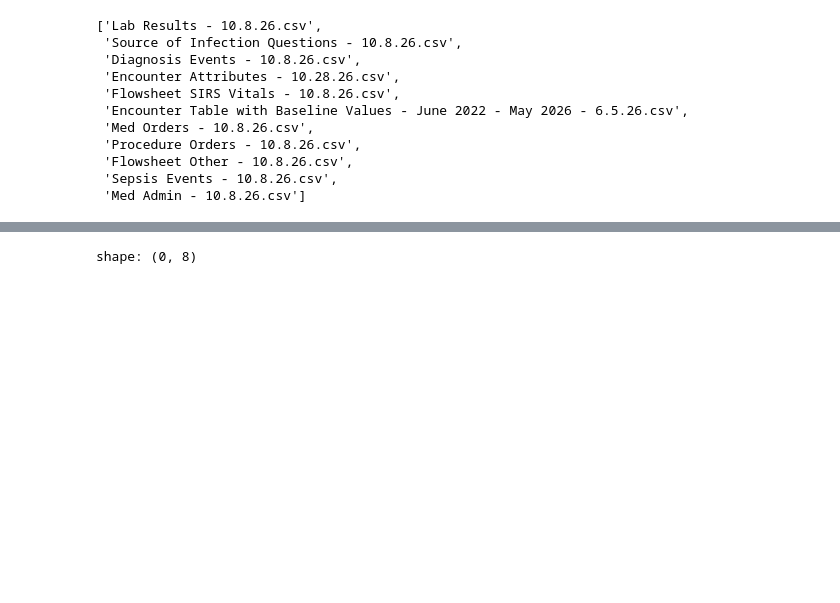
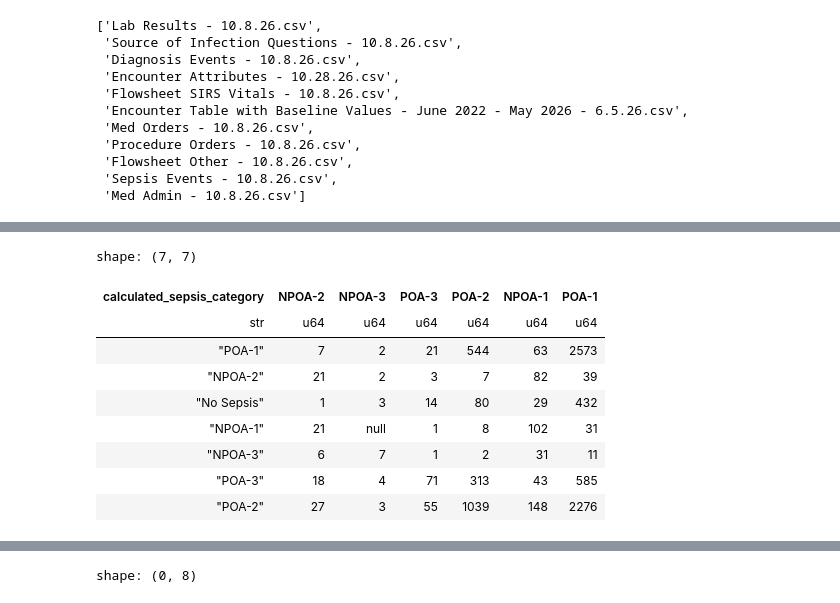
Before and after one commit to UTSW-CIC/Sepsis-Analysis, a Jupyter notebook: notebooks/scratches-requests/00_phase4_phase3_output.ipynb, the cells around one changed output, grey strips where cells are left out. Cells and saved outputs as stored; diff of their text form; code cells hidden in the pictures; blank space fills up the shorter version.

```diff
--- a/notebooks/scratches-requests/00_phase4_phase3_output.ipynb
+++ b/notebooks/scratches-requests/00_phase4_phase3_output.ipynb
@@ -316,0 +389,17 @@ df_medsord_4 = pl.read_csv(os.path.join(data_path, "Med Orders - 10.8.26.csv"),
+# %%
+df_sepsis_4.group_by(
+    "ICU_YN",
+    "calculated_sepsis_category",
+    "Sepsis_Category"
+).agg(pl.len()).filter(~pl.col("Sepsis_Category").str.starts_with("UPOA")).filter(pl.col("ICU_YN")==0).pivot(on='Sepsis_Category', index='calculated_sepsis_category', values='len')
+# %% [output]
+shape: (7, 7)
+| calculated_sepsis_category | NPOA-2 | NPOA-3 | POA-3 | POA-2 | NPOA-1 | POA-1 |
+| str | u64 | u64 | u64 | u64 | u64 | u64 |
+| "POA-1" | 7 | 2 | 21 | 544 | 63 | 2573 |
+| "NPOA-2" | 21 | 2 | 3 | 7 | 82 | 39 |
+| "No Sepsis" | 1 | 3 | 14 | 80 | 29 | 432 |
+| "NPOA-1" | 21 | null | 1 | 8 | 102 | 31 |
+| "NPOA-3" | 6 | 7 | 1 | 2 | 31 | 11 |
+| "POA-3" | 18 | 4 | 71 | 313 | 43 | 585 |
+| "POA-2" | 27 | 3 | 55 | 1039 | 148 | 2276 |
```
Also changed, not shown: parts of 8 cells of this notebook, 28 other files.
